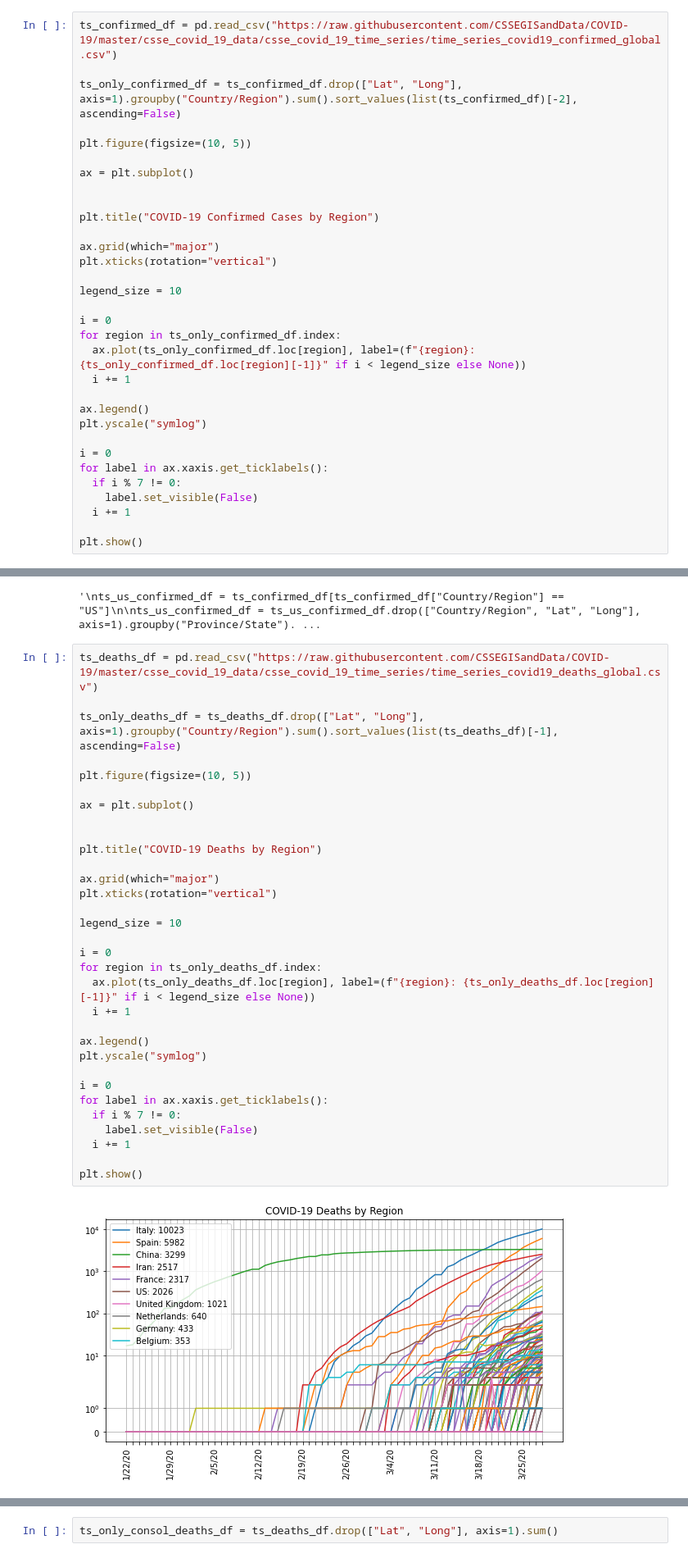
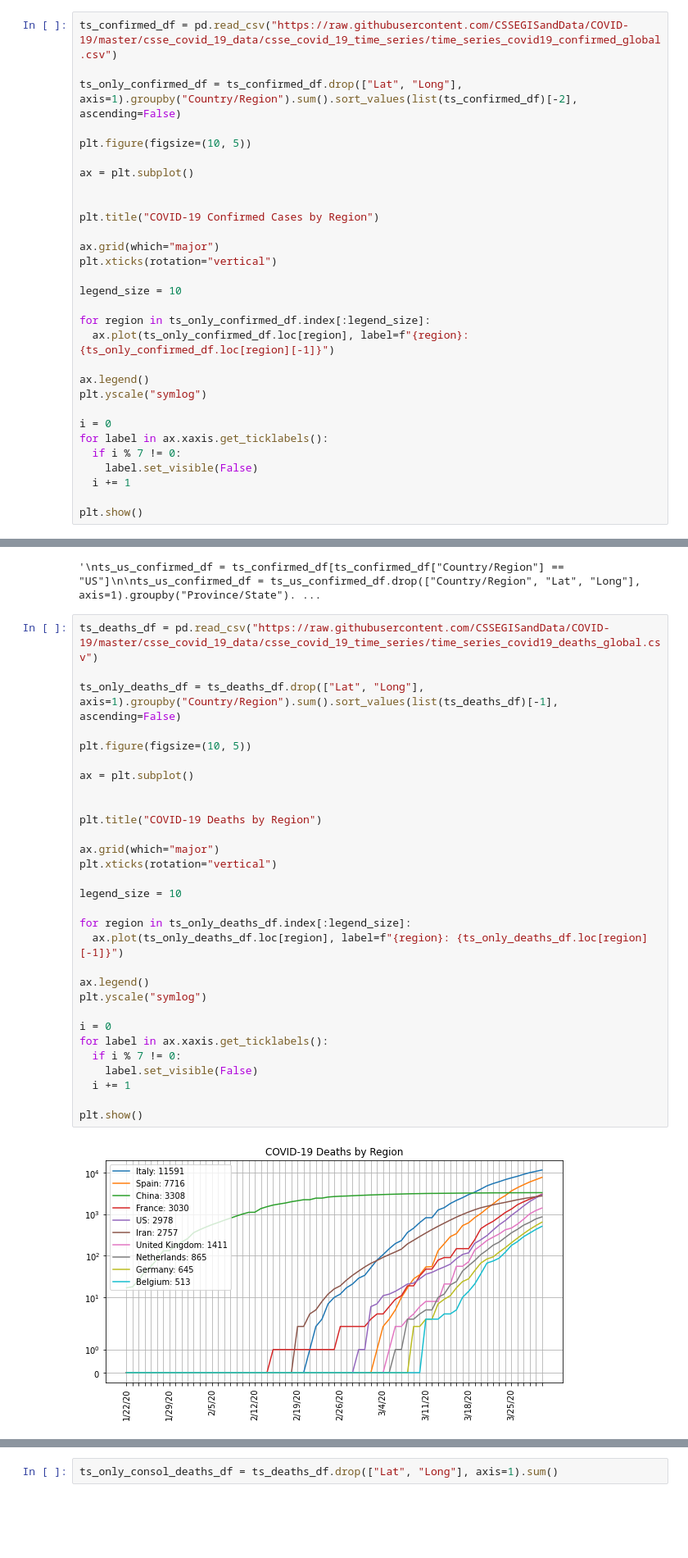
Before and after one commit to hinsley/colabs, a Jupyter notebook: Coronavirus_Projections.ipynb, the cells around one changed output, grey strips where cells are left out. Shown at 82% size. Saved outputs shown, nothing was run; the diff lists cells and outputs as text; blank space fills up the shorter version.

```diff
--- a/Coronavirus_Projections.ipynb
+++ b/Coronavirus_Projections.ipynb
@@ -175,10 +175,8 @@ plt.xticks(rotation="vertical")
 
 legend_size = 10
 
-i = 0
-for region in ts_only_confirmed_df.index:
-  ax.plot(ts_only_confirmed_df.loc[region], label=(f"{region}: {ts_only_confirmed_df.loc[region][-1]}" if i < legend_size else None))
-  i += 1
+for region in ts_only_confirmed_df.index[:legend_size]:
+  ax.plot(ts_only_confirmed_df.loc[region], label=f"{region}: {ts_only_confirmed_df.loc[region][-1]}")
 
 ax.legend()
 plt.yscale("symlog")
@@ -312,37 +310,35 @@ plt.show()
 # %%
 ts_deaths_df = pd.read_csv("https://raw.githubusercontent.com/CSSEGISandData/COVID-19/master/csse_covid_19_data/csse_covid_19_time_series/time_series_covid19_deaths_global.csv")
 
 ts_only_deaths_df = ts_deaths_df.drop(["Lat", "Long"], axis=1).groupby("Country/Region").sum().sort_values(list(ts_deaths_df)[-1], ascending=False)
 
 plt.figure(figsize=(10, 5))
 
 ax = plt.subplot()
 
 
 plt.title("COVID-19 Deaths by Region")
 
 ax.grid(which="major")
 plt.xticks(rotation="vertical")
 
 legend_size = 10
 
-i = 0
-for region in ts_only_deaths_df.index:
-  ax.plot(ts_only_deaths_df.loc[region], label=(f"{region}: {ts_only_deaths_df.loc[region][-1]}" if i < legend_size else None))
-  i += 1
+for region in ts_only_deaths_df.index[:legend_size]:
+  ax.plot(ts_only_deaths_df.loc[region], label=f"{region}: {ts_only_deaths_df.loc[region][-1]}")
 
 ax.legend()
 plt.yscale("symlog")
 
 i = 0
 for label in ax.xaxis.get_ticklabels():
   if i % 7 != 0:
     label.set_visible(False)
   i += 1
 
 plt.show()
 # %% [output]
-[figure, old version]
+[figure, new version]
 # %%
 plot_top_n_countries = 32
 
```
Also changed, not shown: parts of 5 cells of this notebook.
